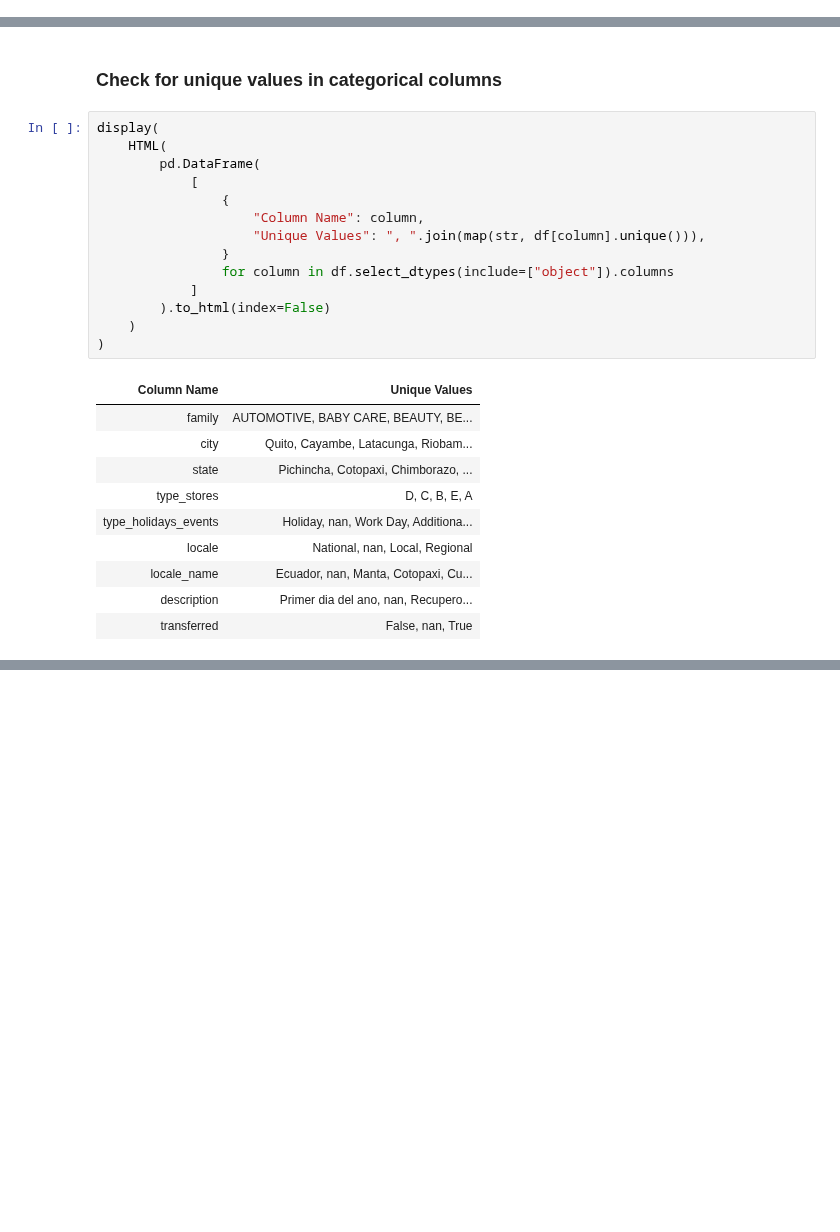
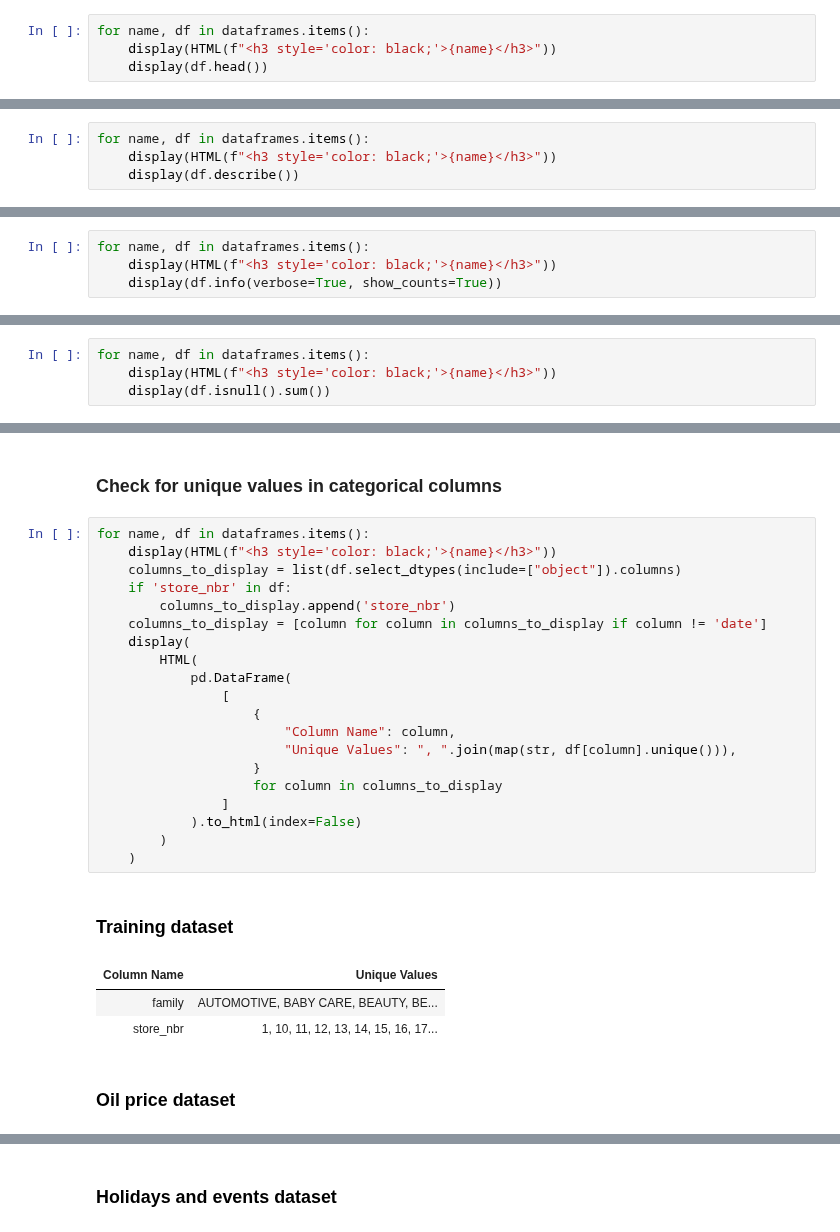
Before and after one commit to Anders-Stubberud/IT3212, a Jupyter notebook: assignment_1/a1_group25.ipynb, the cells around one changed output, grey strips where cells are left out. Saved outputs shown, nothing was run; the diff lists cells and outputs as text; blank space fills up the shorter version.

```diff
--- a/assignment_1/a1_group25.ipynb
+++ b/assignment_1/a1_group25.ipynb
@@ -73,0 +71,4 @@ df.head()
+# %%
+for name, df in dataframes.items():
+    display(HTML(f"<h3 style='color: black;'>{name}</h3>"))
+    display(df.head())
@@ -87,0 +113,4 @@ df.describe()
+# %%
+for name, df in dataframes.items():
+    display(HTML(f"<h3 style='color: black;'>{name}</h3>"))
+    display(df.describe())
@@ -109,0 +169,4 @@ memory usage: 396.1+ MB
+# %%
+for name, df in dataframes.items():
+    display(HTML(f"<h3 style='color: black;'>{name}</h3>"))
+    display(df.info(verbose=True, show_counts=True))
@@ -132,0 +232,4 @@ dtype: int64
+# %%
+for name, df in dataframes.items():
+    display(HTML(f"<h3 style='color: black;'>{name}</h3>"))
+    display(df.isnull().sum())
@@ -155,27 +371,28 @@ plt.show()
 # %% [markdown]
 ### **Check for unique values in categorical columns**
 # %%
-display(
-    HTML(
-        pd.DataFrame(
-            [
-                {
-                    "Column Name": column,
-                    "Unique Values": ", ".join(map(str, df[column].unique())),
-                }
-                for column in df.select_dtypes(include=["object"]).columns
-            ]
-        ).to_html(index=False)
+for name, df in dataframes.items():
+    display(HTML(f"<h3 style='color: black;'>{name}</h3>"))
+    columns_to_display = list(df.select_dtypes(include=["object"]).columns)
+    if 'store_nbr' in df:
+        columns_to_display.append('store_nbr')
+    columns_to_display = [column for column in columns_to_display if column != 'date']
+    display(
+        HTML(
+            pd.DataFrame(
+                [
+                    {
+                        "Column Name": column,
+                        "Unique Values": ", ".join(map(str, df[column].unique())),
+                    }
+                    for column in columns_to_display
+                ]
+            ).to_html(index=False)
+        )
     )
-)
 # %% [output]
+Training dataset
 | Column Name | Unique Values |
 | family | AUTOMOTIVE, BABY CARE, BEAUTY, BE... |
-| city | Quito, Cayambe, Latacunga, Riobam... |
-| state | Pichincha, Cotopaxi, Chimborazo, ... |
-| type_stores | D, C, B, E, A |
-| type_holidays_events | Holiday, nan, Work Day, Additiona... |
-| locale | National, nan, Local, Regional |
-| locale_name | Ecuador, nan, Manta, Cotopaxi, Cu... |
-| description | Primer dia del ano, nan, Recupero... |
-| transferred | False, nan, True |
+| store_nbr | 1, 10, 11, 12, 13, 14, 15, 16, 17... |
+Oil price dataset
@@ -181,0 +400 @@ display(
+Holidays and events dataset
```
Also changed, not shown: parts of 27 cells of this notebook.
